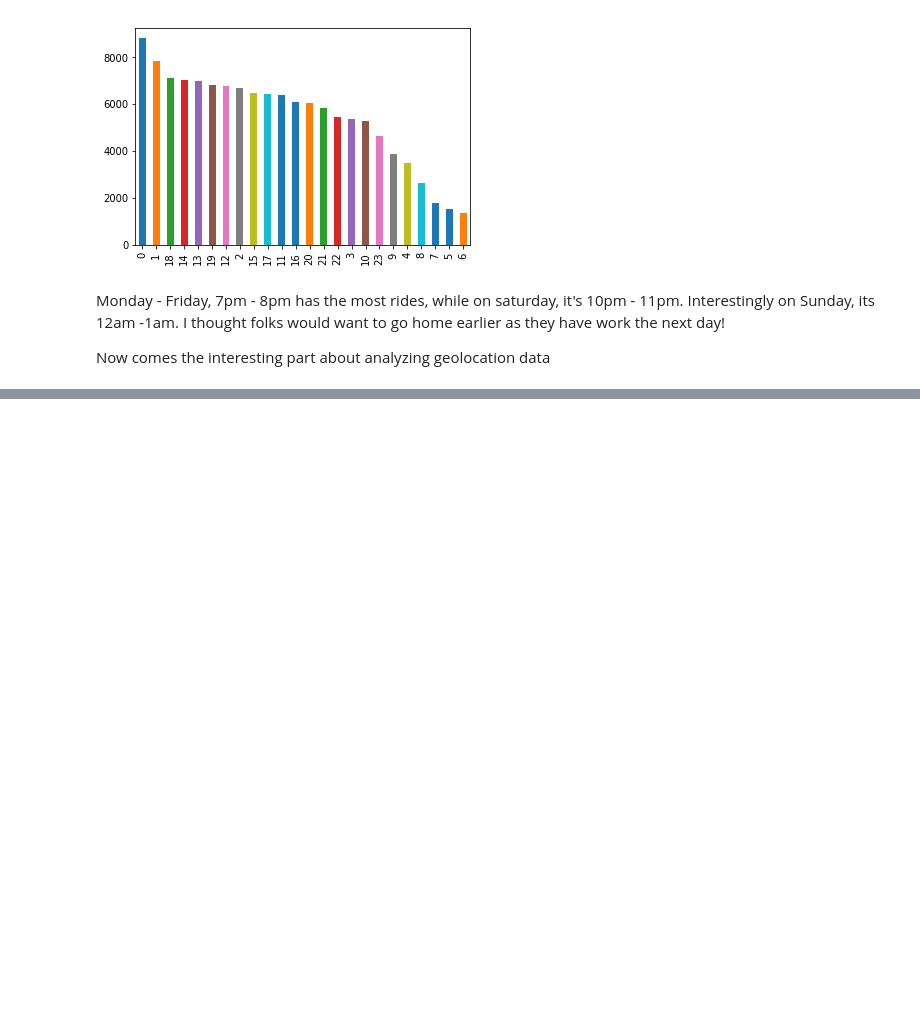
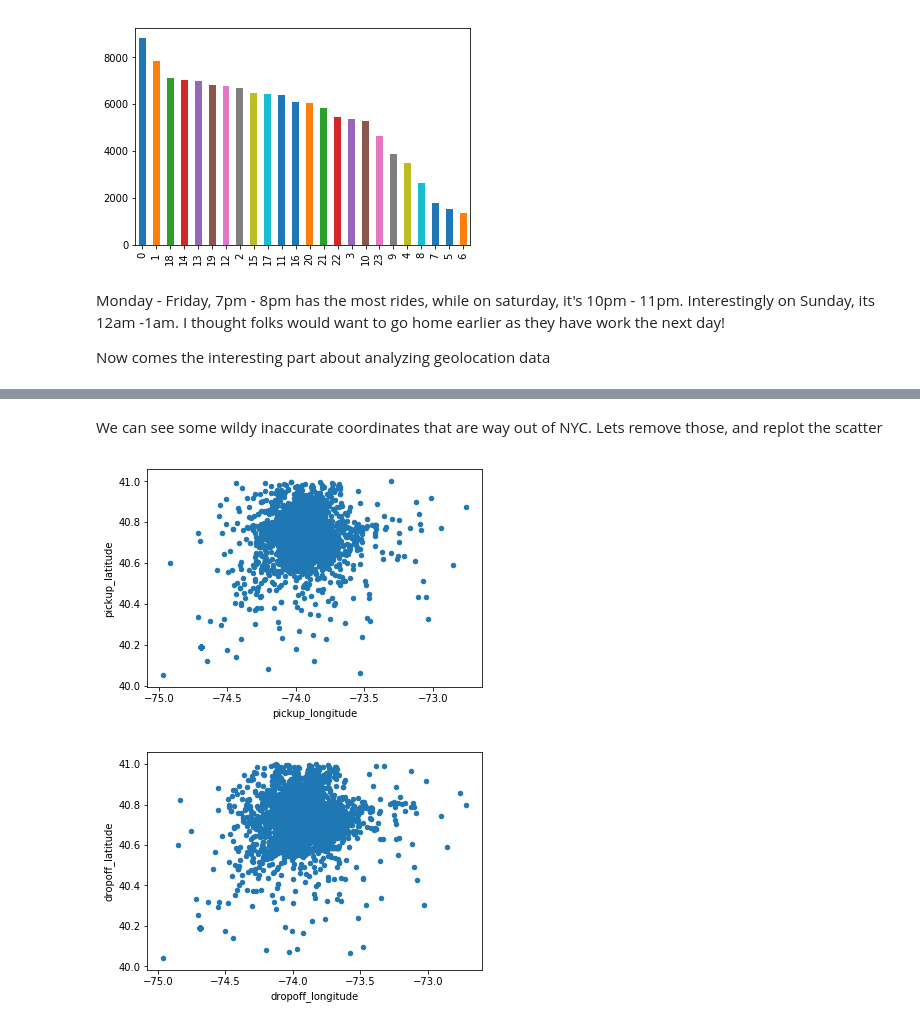
Before and after one commit to Charmanderander/TaxiFare, a Jupyter notebook: Taxi Fares.ipynb, the cells around one changed output, grey strips where cells are left out. Cells and saved outputs as stored; diff of their text form; code cells hidden in the pictures; blank space fills up the shorter version.

```diff
--- a/Taxi Fares.ipynb
+++ b/Taxi Fares.ipynb
@@ -232,0 +252,23 @@ Now comes the interesting part about analyzing geolocation data
+# %% [markdown]
+We can see some wildy inaccurate coordinates that are way out of NYC. Lets remove those, and replot the scatter
+# %%
+# These cut off values were done by trial and error, and observing the bounding box of NYC on Google Maps
+
+df_clean = df_clean[df_clean['pickup_longitude'] > -75]
+df_clean = df_clean[df_clean['pickup_longitude'] < -72]
+df_clean = df_clean[df_clean['pickup_latitude'] < 41]
+df_clean = df_clean[df_clean['pickup_latitude'] > 40]
+
+
+df_clean = df_clean[df_clean['dropoff_longitude'] > -75]
+df_clean = df_clean[df_clean['dropoff_longitude'] < -72]
+df_clean = df_clean[df_clean['dropoff_latitude'] < 41]
+df_clean = df_clean[df_clean['dropoff_latitude'] > 40]
+
+df_clean.plot.scatter(x='pickup_longitude', y='pickup_latitude')
+plt.show()
+df_clean.plot.scatter(x='dropoff_longitude', y='dropoff_latitude')
+plt.show()
+# %% [output]
+[figure, added]
+[figure, added]
```
Also changed, not shown: parts of 4 cells of this notebook.
